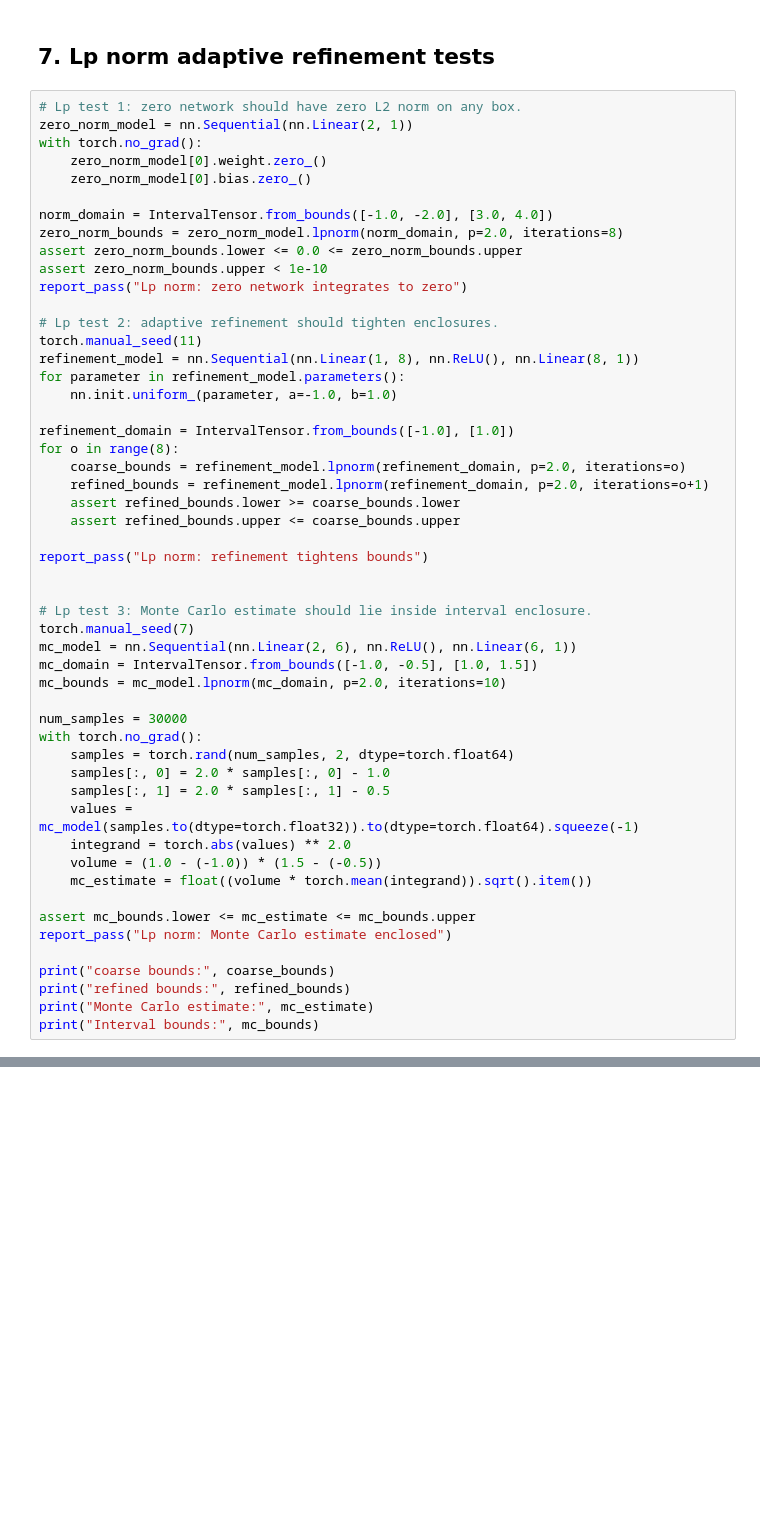
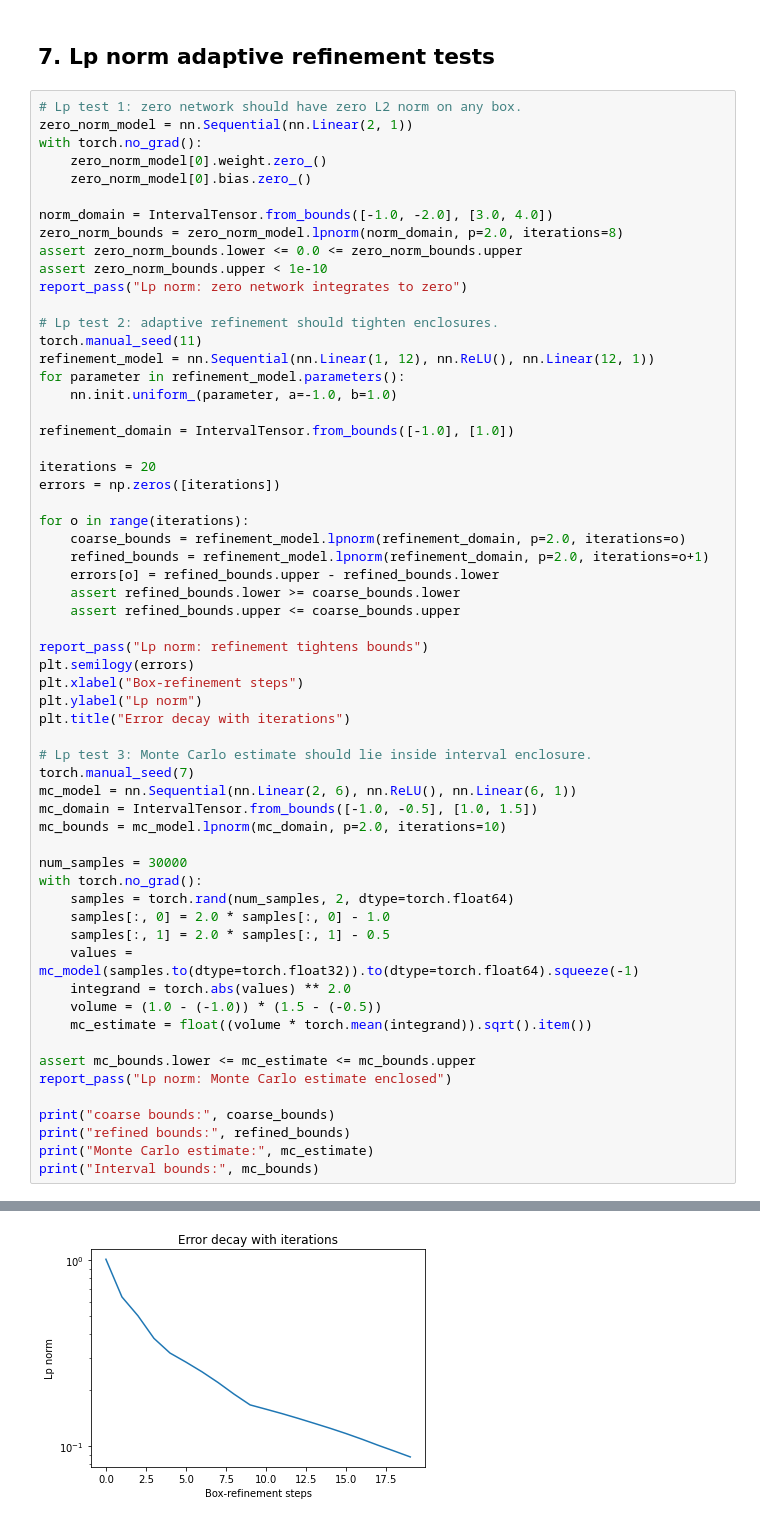
Before and after one commit to pcpet/intervalNets, a Jupyter notebook: notebooks/interval_linear_networks.ipynb, the cells around one changed output, grey strips where cells are left out. Saved outputs shown, nothing was run; the diff lists cells and outputs as text; blank space fills up the shorter version.

Commit message:
strenghtened refinement test

```diff
--- a/notebooks/interval_linear_networks.ipynb
+++ b/notebooks/interval_linear_networks.ipynb
@@ -335,19 +335,27 @@ report_pass("Lp norm: zero network integrates to zero")
 
 # Lp test 2: adaptive refinement should tighten enclosures.
 torch.manual_seed(11)
-refinement_model = nn.Sequential(nn.Linear(1, 8), nn.ReLU(), nn.Linear(8, 1))
+refinement_model = nn.Sequential(nn.Linear(1, 12), nn.ReLU(), nn.Linear(12, 1))
 for parameter in refinement_model.parameters():
     nn.init.uniform_(parameter, a=-1.0, b=1.0)
 
 refinement_domain = IntervalTensor.from_bounds([-1.0], [1.0])
-for o in range(8):
+
+iterations = 20
+errors = np.zeros([iterations])
+
+for o in range(iterations):
     coarse_bounds = refinement_model.lpnorm(refinement_domain, p=2.0, iterations=o)
     refined_bounds = refinement_model.lpnorm(refinement_domain, p=2.0, iterations=o+1)
+    errors[o] = refined_bounds.upper - refined_bounds.lower
     assert refined_bounds.lower >= coarse_bounds.lower
     assert refined_bounds.upper <= coarse_bounds.upper
 
 report_pass("Lp norm: refinement tightens bounds")
-
+plt.semilogy(errors)
+plt.xlabel("Box-refinement steps")
+plt.ylabel("Lp norm")
+plt.title("Error decay with iterations")
 
 # Lp test 3: Monte Carlo estimate should lie inside interval enclosure.
 torch.manual_seed(7)
@@ -381,2 +389,3 @@ refined bounds: Interval(lower=1.5710180702477277, upper=1.791661603048988)
 Monte Carlo estimate: 0.31279800589939805
 Interval bounds: Interval(lower=0.1913526086906828, upper=0.44320565395432665)
+[figure, added]
```
Also changed, not shown: parts of 1 cell of this notebook.
